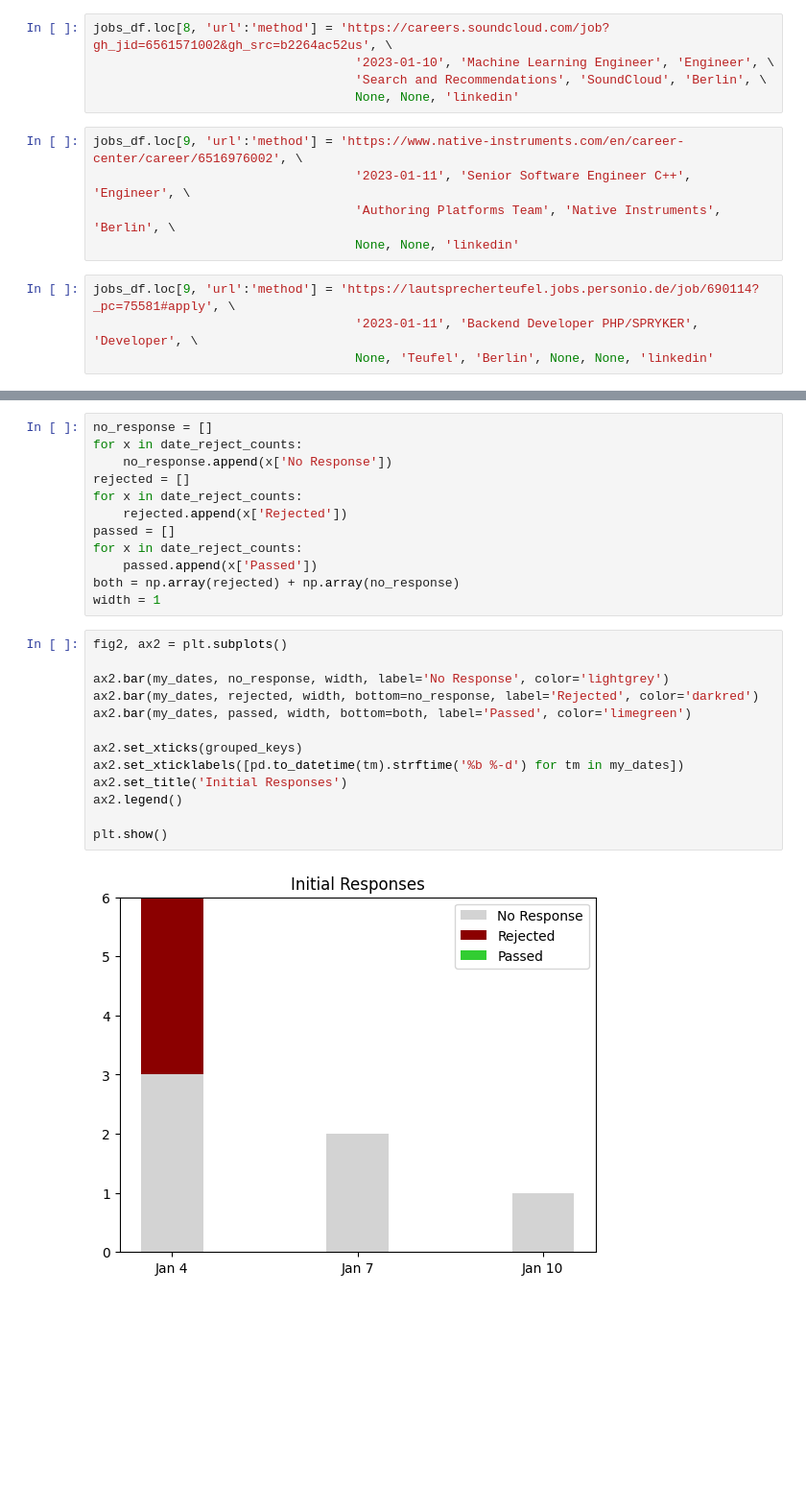
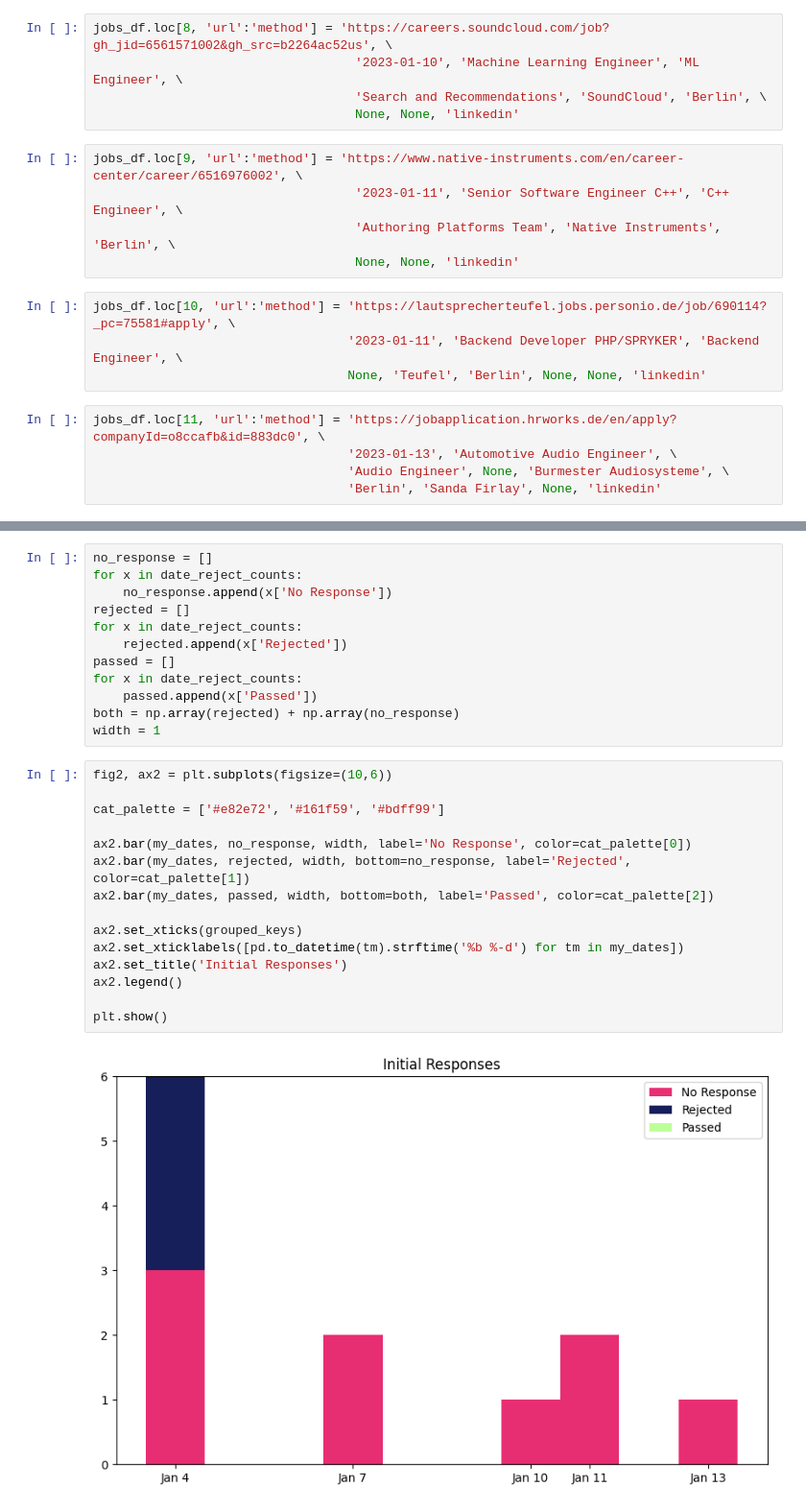
Before and after one commit to emilycardwell/my-jobs, a Jupyter notebook: jobs.ipynb, the cells around one changed output, grey strips where cells are left out. Shown at 96% size. Saved outputs shown, nothing was run; the diff lists cells and outputs as text; blank space fills up the shorter version.

```diff
--- a/jobs.ipynb
+++ b/jobs.ipynb
@@ -92,18 +92,23 @@ jobs_df.loc[7, 'url':'method'] = 'http://jobs.daedalicsupport.com/index/build-en
                                    None, None, 'linkedin'
 # %%
 jobs_df.loc[8, 'url':'method'] = 'https://careers.soundcloud.com/job?gh_jid=6561571002&gh_src=b2264ac52us', \
-                                   '2023-01-10', 'Machine Learning Engineer', 'Engineer', \
+                                   '2023-01-10', 'Machine Learning Engineer', 'ML Engineer', \
                                    'Search and Recommendations', 'SoundCloud', 'Berlin', \
                                    None, None, 'linkedin'
 # %%
 jobs_df.loc[9, 'url':'method'] = 'https://www.native-instruments.com/en/career-center/career/6516976002', \
-                                   '2023-01-11', 'Senior Software Engineer C++', 'Engineer', \
+                                   '2023-01-11', 'Senior Software Engineer C++', 'C++ Engineer', \
                                    'Authoring Platforms Team', 'Native Instruments', 'Berlin', \
                                    None, None, 'linkedin'
 # %%
-jobs_df.loc[9, 'url':'method'] = 'https://lautsprecherteufel.jobs.personio.de/job/690114?_pc=75581#apply', \
-                                   '2023-01-11', 'Backend Developer PHP/SPRYKER', 'Developer', \
-                                   None, 'Teufel', 'Berlin', None, None, 'linkedin'
+jobs_df.loc[10, 'url':'method'] = 'https://lautsprecherteufel.jobs.personio.de/job/690114?_pc=75581#apply', \
+                                  '2023-01-11', 'Backend Developer PHP/SPRYKER', 'Backend Engineer', \
+                                  None, 'Teufel', 'Berlin', None, None, 'linkedin'
+# %%
+jobs_df.loc[11, 'url':'method'] = 'https://jobapplication.hrworks.de/en/apply?companyId=o8ccafb&id=883dc0', \
+                                  '2023-01-13', 'Automotive Audio Engineer', \
+                                  'Audio Engineer', None, 'Burmester Audiosysteme', \
+                                  'Berlin', 'Sanda Firlay', None, 'linkedin'
 # %% [markdown]
 ### Initial Responses
 # %%
@@ -151,17 +157,19 @@ for x in date_reject_counts:
 both = np.array(rejected) + np.array(no_response)
 width = 1
 # %%
-fig2, ax2 = plt.subplots()
+fig2, ax2 = plt.subplots(figsize=(10,6))
 
-ax2.bar(my_dates, no_response, width, label='No Response', color='lightgrey')
-ax2.bar(my_dates, rejected, width, bottom=no_response, label='Rejected', color='darkred')
-ax2.bar(my_dates, passed, width, bottom=both, label='Passed', color='limegreen')
+cat_palette = ['#e82e72', '#161f59', '#bdff99']
+
+ax2.bar(my_dates, no_response, width, label='No Response', color=cat_palette[0])
+ax2.bar(my_dates, rejected, width, bottom=no_response, label='Rejected', color=cat_palette[1])
+ax2.bar(my_dates, passed, width, bottom=both, label='Passed', color=cat_palette[2])
 
 ax2.set_xticks(grouped_keys)
 ax2.set_xticklabels([pd.to_datetime(tm).strftime('%b %-d') for tm in my_dates])
 ax2.set_title('Initial Responses')
 ax2.legend()
 
 plt.show()
 # %% [output]
-[figure, old version]
+[figure, new version]
```
Also changed, not shown: parts of 10 cells of this notebook.
